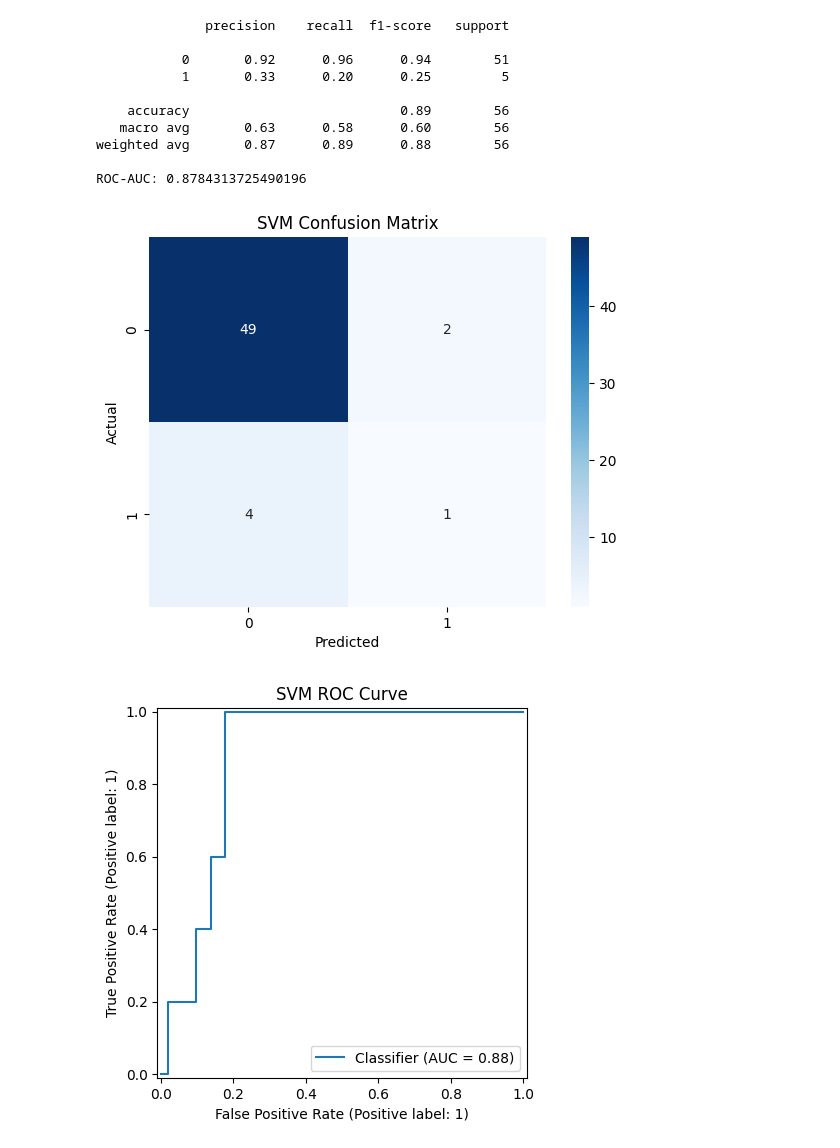
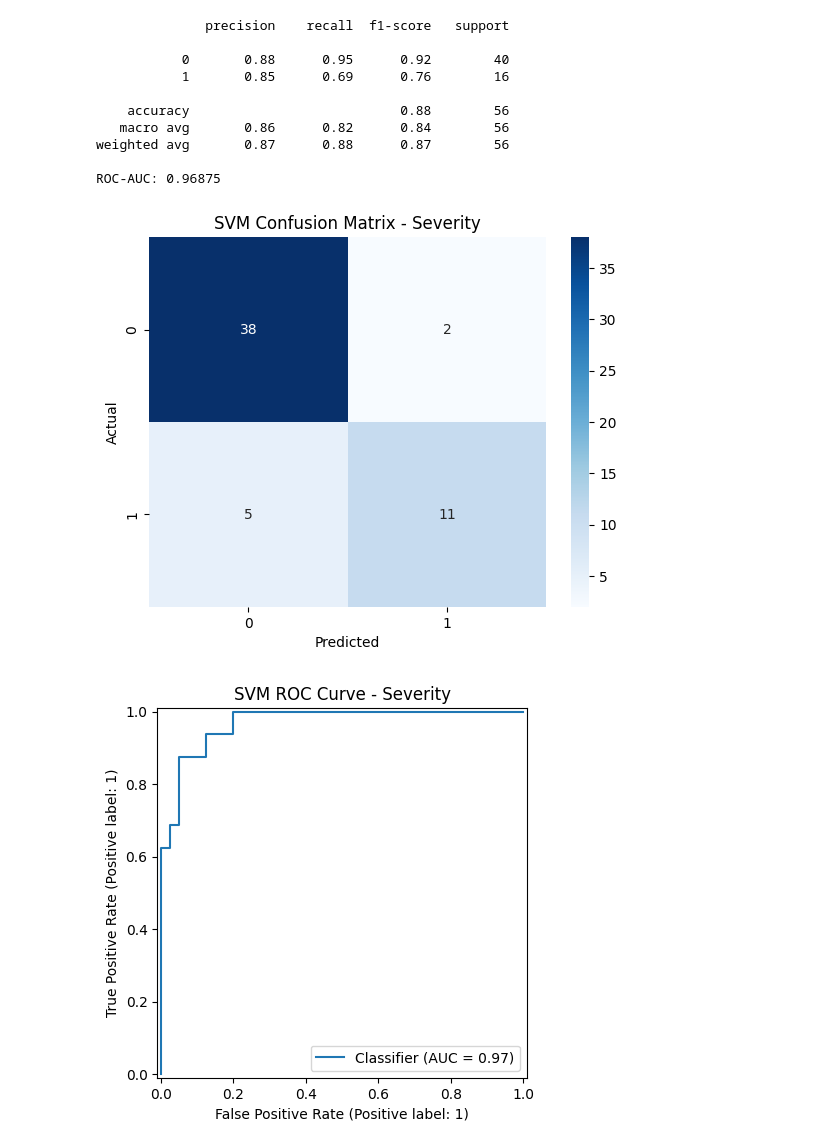
Before and after one commit to NicholasAttard/ICS5110-Applied-Machine-Learning-, a Jupyter notebook: 3c_SupportVectorMachine_MicheleTerribile.ipynb, the cells around one changed output. Drawn from its saved outputs; the diff is of its cells as text; code cells hidden in the pictures.

```diff
--- a/3c_SupportVectorMachine_MicheleTerribile.ipynb
+++ b/3c_SupportVectorMachine_MicheleTerribile.ipynb
@@ -25,19 +25,15 @@ import seaborn as sns
 import pickle
 import os
 
-# df = pd.read_csv(
-#     "Applied Machine Learning DS - Cleaned DS.csv"
-# )
+df = pd.read_csv(
+    "Applied Machine Learning DS - Cleaned DS.csv"
+)
 
-df = pd.read_csv("cleaned_dataset.csv")
+#df = pd.read_csv("cleaned_dataset.csv")
 
 # Binary target
-# df['severe_accident'] = df['severity'].apply(
-#     lambda x: 1 if x in ['Fatal', 'High'] else 0
-# )
-
-df["fatal"] = df["severity"].apply(
-     lambda x: 1 if x in ["fatal"] else 0
+df['severe_accident'] = df['severity'].apply(
+    lambda x: 1 if x in ['Fatal', 'High'] else 0
 )
 
 # Feature selection
@@ -70,7 +66,7 @@ features = [
 
 
 X = df[features]
-y = df['fatal']
+y = df['severe_accident']
 
 numeric_features = X.select_dtypes(include=['int64', 'float64']).columns
 categorical_features = X.select_dtypes(include=['object']).columns
@@ -154,11 +150,11 @@ cm = confusion_matrix(y_test, y_pred)
 sns.heatmap(cm, annot=True, fmt='d', cmap='Blues')
 plt.xlabel("Predicted")
 plt.ylabel("Actual")
-plt.title("SVM Confusion Matrix")
+plt.title("SVM Confusion Matrix - Severity")
 plt.show()
 
 RocCurveDisplay.from_predictions(y_test, y_proba)
-plt.title("SVM ROC Curve")
+plt.title("SVM ROC Curve - Severity")
 plt.show()
 
 # Save metric results from classification report as dict
@@ -176,42 +172,42 @@ roc_results_ovrll = {
     "fpr": fpr.tolist(),
     "tpr": tpr.tolist(),
     "thresholds": thresholds.tolist(),
     "roc_auc": float(roc_auc),
     "label": "positive_class"
 }
 
 results["roc_curve_ovrll"] = roc_results_ovrll
 
 # Create directory if it does not exist
 #os.makedirs('models/svm', exist_ok=True)
 
-svm_model_path = 'support-vector-machine.pkl'
+svm_model_path = 'support-vector-machine_severe.pkl'
 
 # Save the trained pipeline (preprocessing + SVM)
 with open(svm_model_path, 'wb') as file:
     pickle.dump(best_model, file)
 
 # Loading the saved model
 with open(svm_model_path, 'rb') as file:
     model = pickle.load(file)
 # %% [output]
 A value is trying to be set on a copy of a slice from a DataFrame.
 Try using .loc[row_indexer,col_indexer] = value instead
 
 See the caveats in the documentation: https://pandas.pydata.org/pandas-docs/stable/user_guide/indexing.html#returning-a-view-versus-a-copy
   X[categorical_features] = X[categorical_features].astype(str)
               precision    recall  f1-score   support
 
-           0       0.92      0.96      0.94        51
-           1       0.33      0.20      0.25         5
+           0       0.88      0.95      0.92        40
+           1       0.85      0.69      0.76        16
 
-    accuracy                           0.89        56
-   macro avg       0.63      0.58      0.60        56
-weighted avg       0.87      0.89      0.88        56
+    accuracy                           0.88        56
+   macro avg       0.86      0.82      0.84        56
+weighted avg       0.87      0.88      0.87        56
 
-ROC-AUC: 0.8784313725490196
+ROC-AUC: 0.96875
-[figure, old version]
+[figure, new version]
-[figure, old version]
+[figure, new version]
 # %%
 from sklearn.inspection import permutation_importance
 
```
Also changed, not shown: parts of 7 cells of this notebook, 5 other files.
